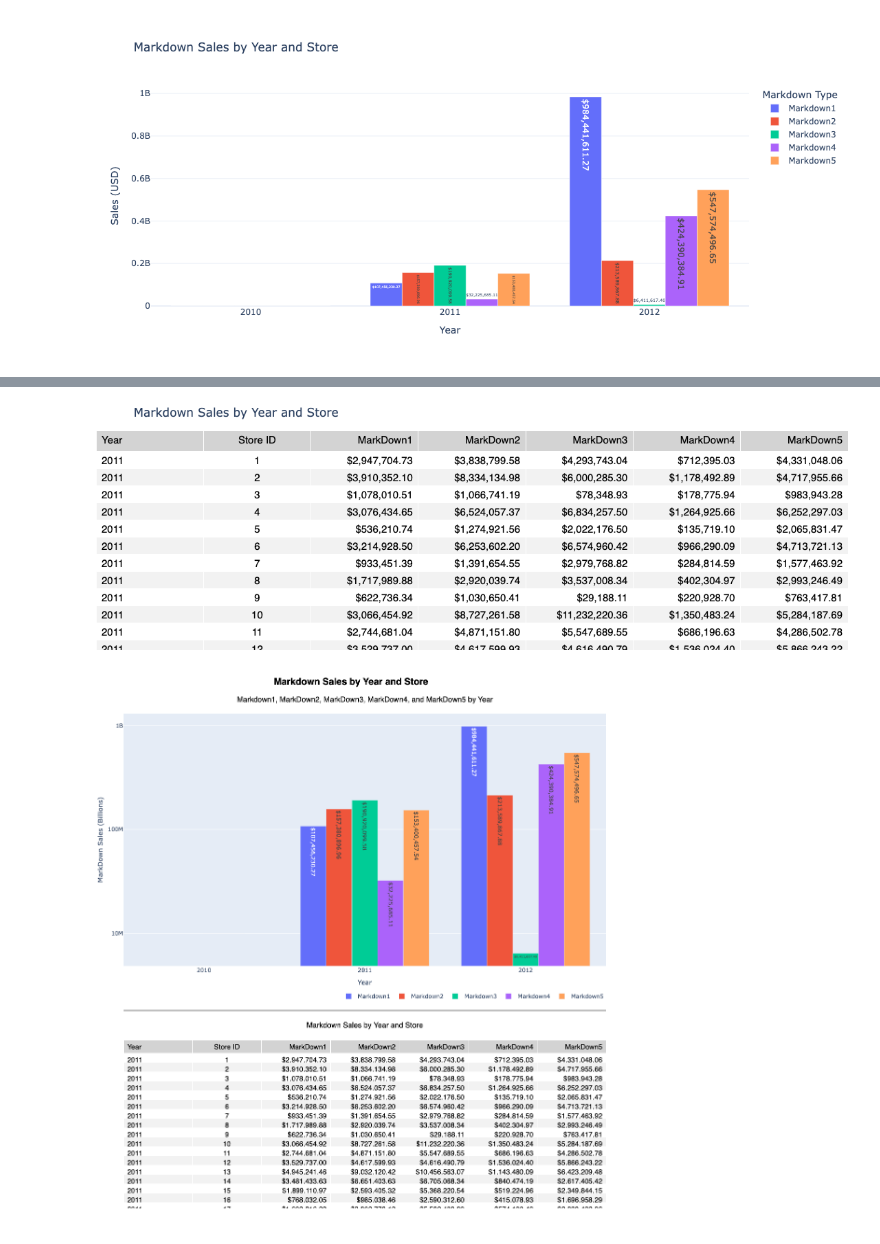
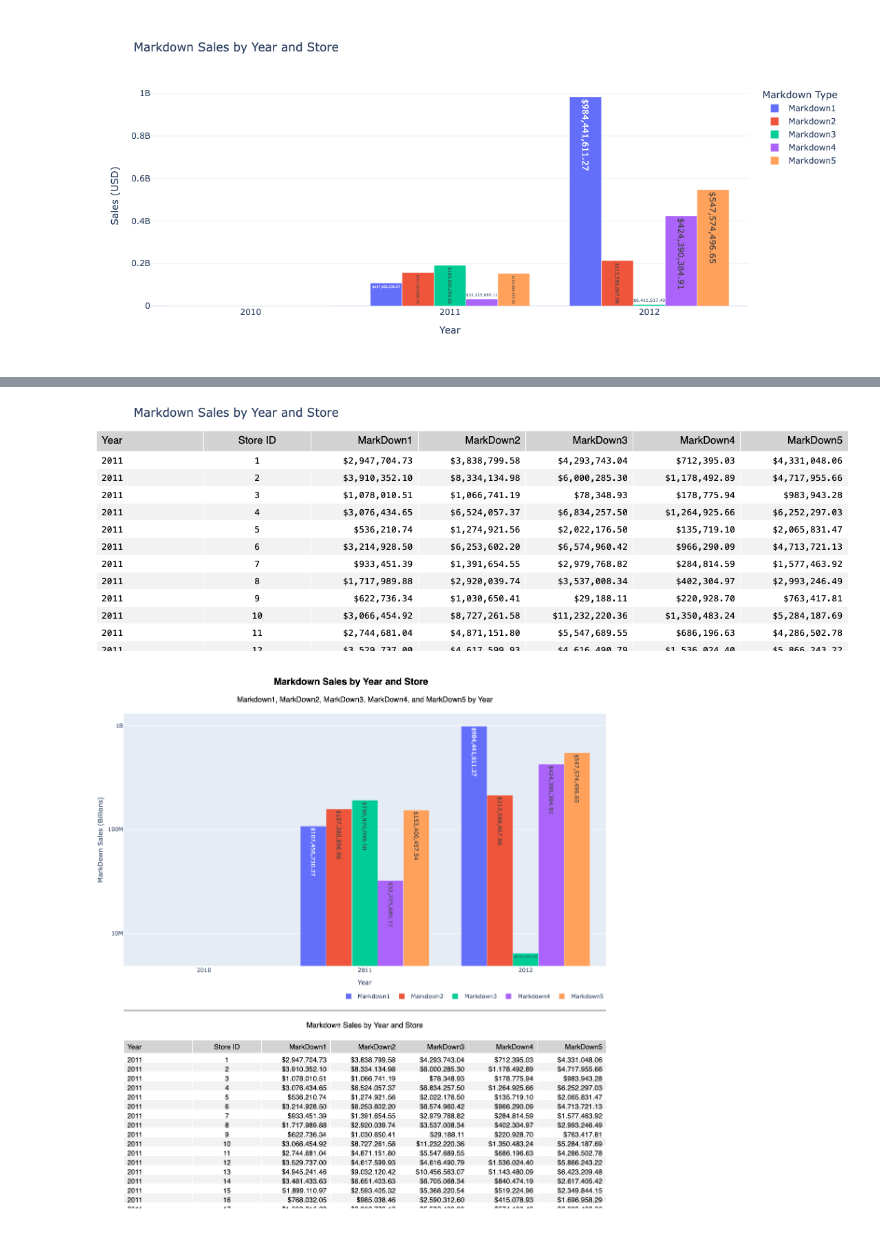
Before and after one commit to kindlerl/retail-sales-data-pipeline, a Jupyter notebook: Report_5_Markdown_Sales_by_Year_and_Store.ipynb, the cells around one changed output, grey strips where cells are left out. Saved outputs shown, nothing was run; the diff lists cells and outputs as text; code cells hidden in the pictures.

Commit message:
Polished each dashboard image; Updated README

```diff
--- a/Report_5_Markdown_Sales_by_Year_and_Store.ipynb
+++ b/Report_5_Markdown_Sales_by_Year_and_Store.ipynb
@@ -260,35 +254,35 @@ for col in summary_data.columns:
 cell_values = [summary_data[col] for col in summary_data.columns]
 
 # Configure the table using Plotly.  We can't just feed the dataframe
 # directly to have the table produced since the required format differs
 # slightly from our dataframe layout
 fig = go.Figure(data=[
     go.Table(
         header=dict(
             values=formatted_headers,
             fill_color='lightgrey',
             align = ['left','center','right','right','right','right','right'],
             font=dict(size=15, color='black', family='Helvetica'),
             height=30
         ),
         cells=dict(
             values = cell_values,
             fill_color = fill_colors,
             align = ['left','center','right','right','right','right','right'],
-            font = dict(size=15, color='black', family='Helvetica'),
+            font = dict(size=13, color='black', family='Menlo'),
             height = 25
         )
     )
 ])
 
 fig.update_layout(
     title="Markdown Sales by Year and Store",
     margin=dict(l=0, r=0, t=40, b=0)
 )
 
 fig.show()
 # %% [output]
-[figure, old version]
+[figure, new version]
 # %%
 # Let's combine the graph and the summary table into single dashboard-type of presentation
 # Given the width of the summary table, let's stack the renderings for clarity in viewing.
```
Also changed, not shown: parts of 1 cell of this notebook, 23 other files.
